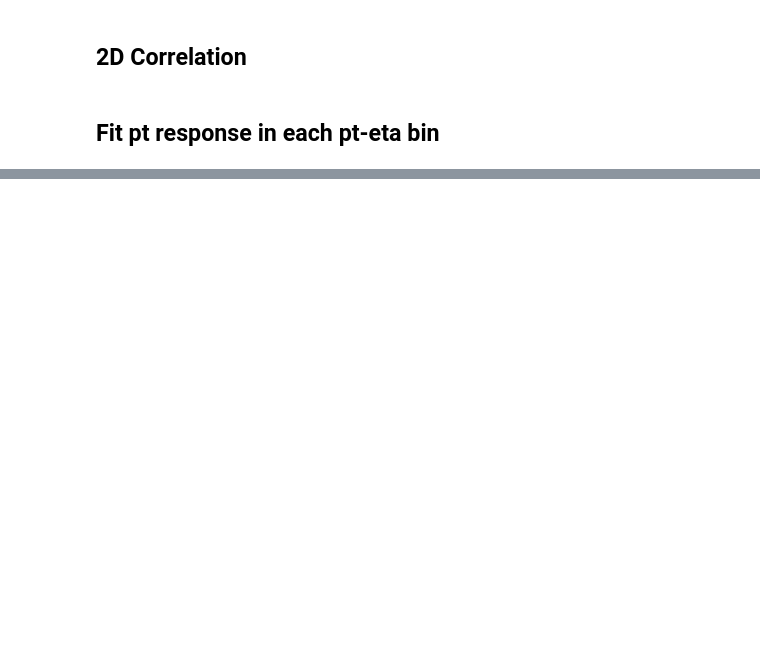
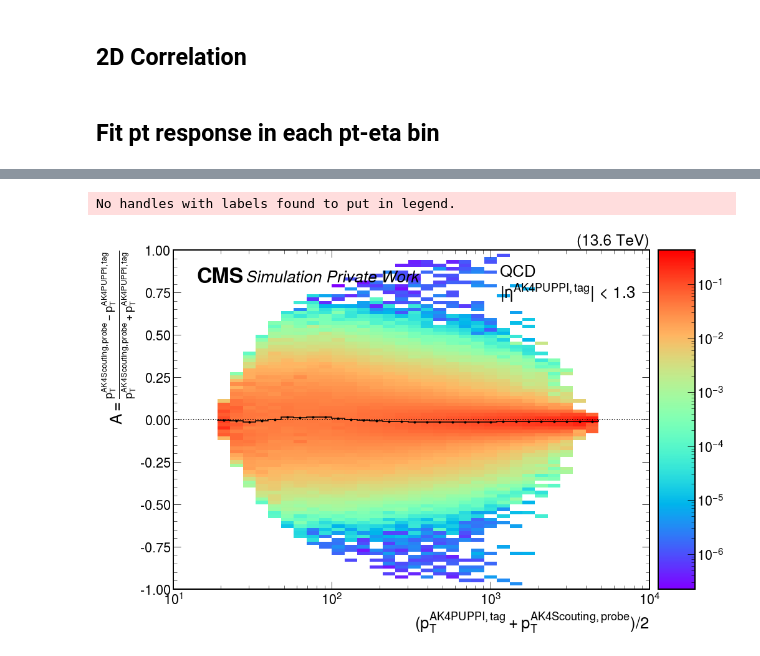
Before and after one commit to patinkaew/online-offline-jec, a Jupyter notebook: notebook/Analysis.ipynb, the cells around one changed output, grey strips where cells are left out. Saved outputs shown, nothing was run; the diff lists cells and outputs as text; code cells hidden in the pictures; blank space fills up the shorter version.

```diff
--- a/notebook/Analysis.ipynb
+++ b/notebook/Analysis.ipynb
@@ -571,0 +774,9 @@ plot_tp_response(out, dataset=dataset,
+# %%
+plot_tp_asymmetry(out, jet_type="AK4Scouting",
+                  eta_range=(0, 1.3, True),
+                  x_jet_label="AK4PUPPI, tag", y_jet_label="AK4Scouting, probe",
+                  xscale="log", xlim=(10, None), normalize_pt=True,
+                  hep_args=hep_args, filename=None);
+# %% [output]
+No handles with labels found to put in legend.
+[figure, added]
```
Also changed, not shown: parts of 38 cells of this notebook.
